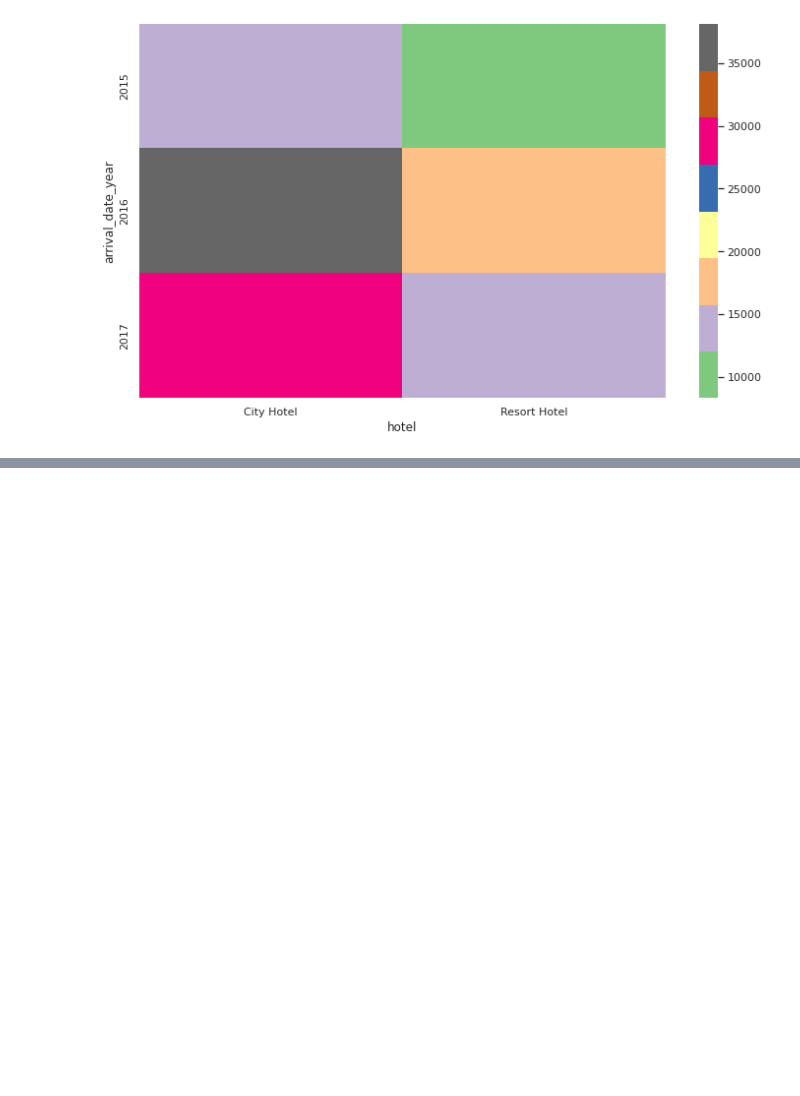
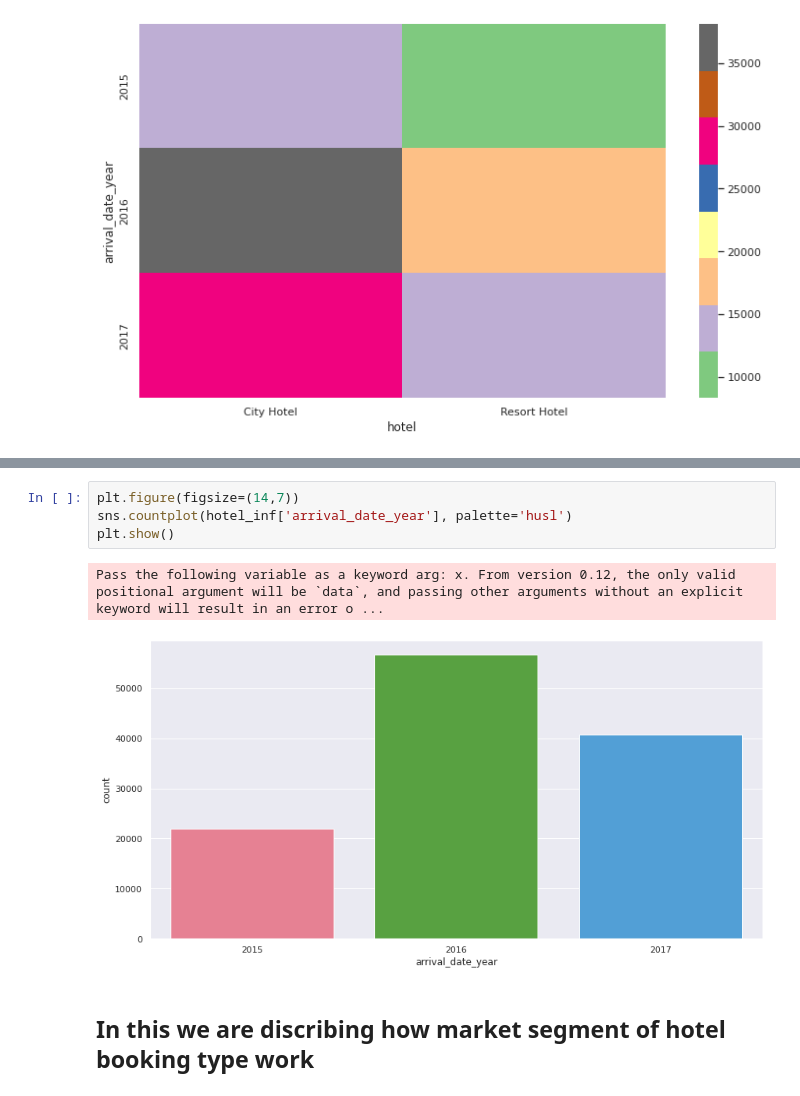
Before and after one commit to anasjy/Hotel-Booking-Analysis, a Jupyter notebook: Hotel_Booking_Analysis_Capstone_project.ipynb, the cells around one changed output, grey strips where cells are left out. Cells and saved outputs as stored; diff of their text form; blank space fills up the shorter version.

```diff
--- a/Hotel_Booking_Analysis_Capstone_project.ipynb
+++ b/Hotel_Booking_Analysis_Capstone_project.ipynb
@@ -216,0 +304,9 @@ sns.heatmap(pd.crosstab(hotel_inf.arrival_date_year,hotel_inf.hotel),cmap='Accen
+# %%
+plt.figure(figsize=(14,7))
+sns.countplot(hotel_inf['arrival_date_year'], palette='husl')
+plt.show()
+# %% [output]
+Pass the following variable as a keyword arg: x. From version 0.12, the only valid positional argument will be `data`, and passing other arguments without an explicit keyword will result in an error o ...
+[figure, added]
+# %% [markdown]
+## In this we are discribing how market segment of hotel booking type work
```
Also changed, not shown: parts of 13 cells of this notebook.
